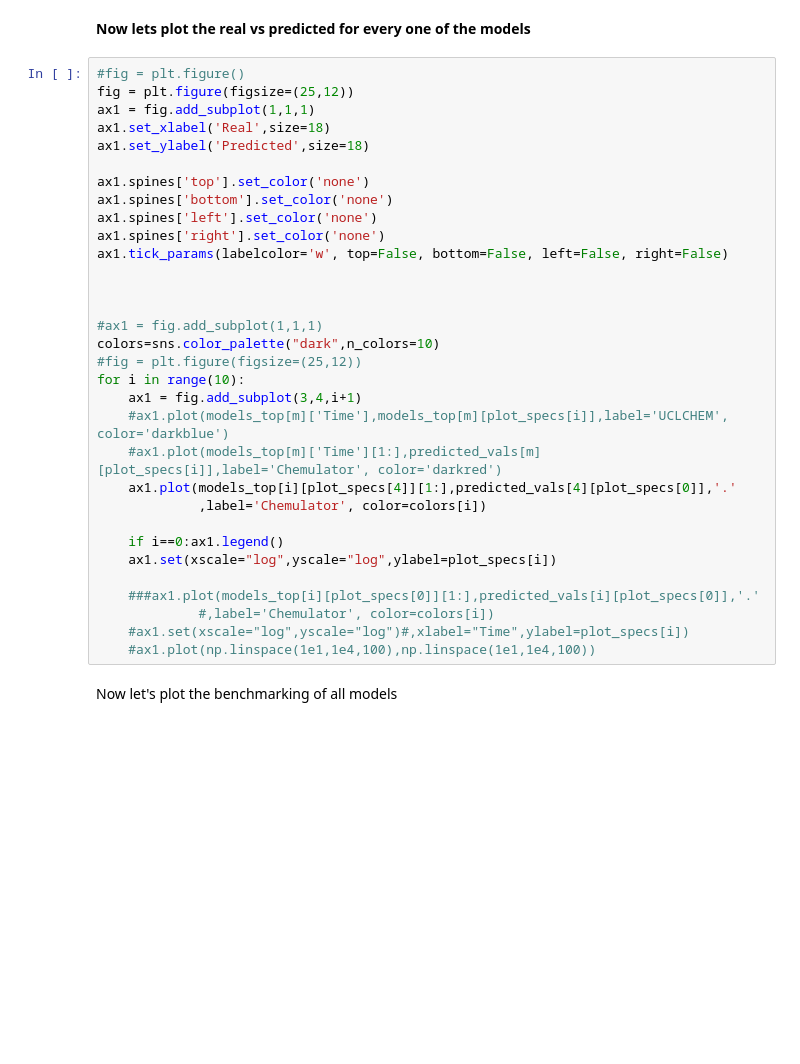
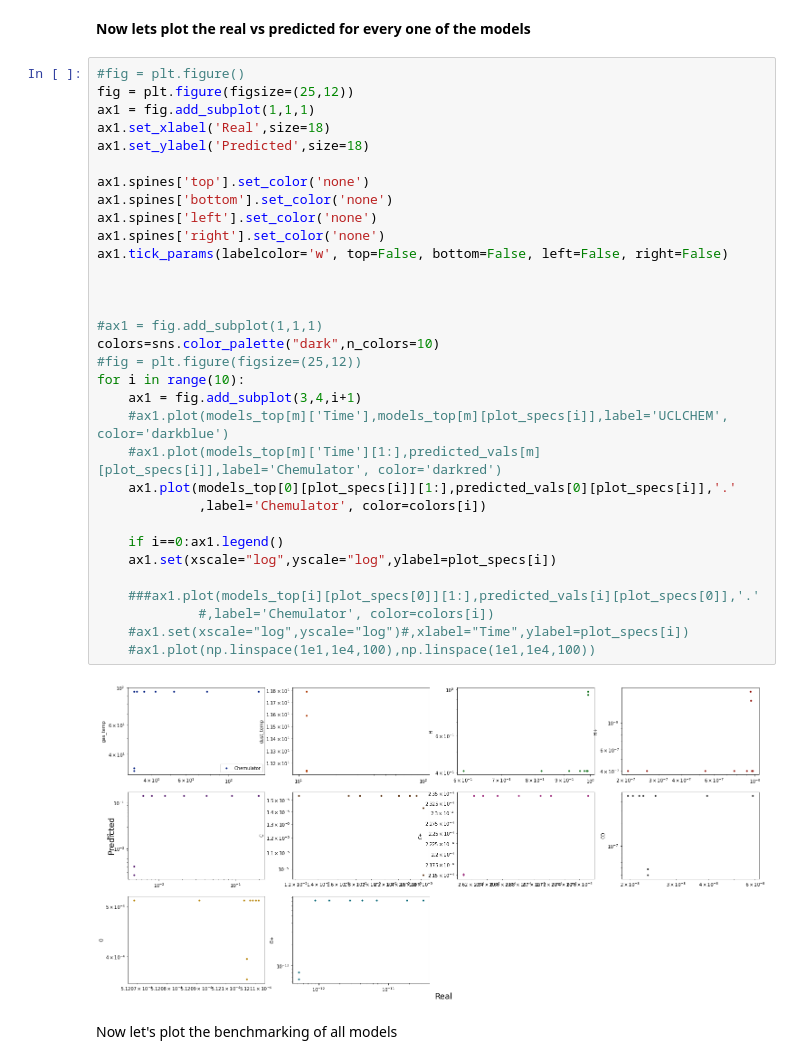
Before and after one commit to JuanDDiosRojas/LEAPS-2023, a Jupyter notebook: Chemulator-main/examples/top_ten_temp.ipynb, the cells around one changed output. Saved outputs shown, nothing was run; the diff lists cells and outputs as text; blank space fills up the shorter version.

```diff
--- a/Chemulator-main/examples/top_ten_temp.ipynb
+++ b/Chemulator-main/examples/top_ten_temp.ipynb
@@ -297,34 +335,36 @@ for i in range(11):
 #fig = plt.figure()
 fig = plt.figure(figsize=(25,12))
 ax1 = fig.add_subplot(1,1,1)
 ax1.set_xlabel('Real',size=18)
 ax1.set_ylabel('Predicted',size=18)
 
 ax1.spines['top'].set_color('none')
 ax1.spines['bottom'].set_color('none')
 ax1.spines['left'].set_color('none')
 ax1.spines['right'].set_color('none')
 ax1.tick_params(labelcolor='w', top=False, bottom=False, left=False, right=False)
 
 
 
 #ax1 = fig.add_subplot(1,1,1)
 colors=sns.color_palette("dark",n_colors=10)
 #fig = plt.figure(figsize=(25,12))
 for i in range(10):
     ax1 = fig.add_subplot(3,4,i+1)
     #ax1.plot(models_top[m]['Time'],models_top[m][plot_specs[i]],label='UCLCHEM', color='darkblue')
     #ax1.plot(models_top[m]['Time'][1:],predicted_vals[m][plot_specs[i]],label='Chemulator', color='darkred')
-    ax1.plot(models_top[i][plot_specs[4]][1:],predicted_vals[4][plot_specs[0]],'.'
+    ax1.plot(models_top[0][plot_specs[i]][1:],predicted_vals[0][plot_specs[i]],'.'
              ,label='Chemulator', color=colors[i])
 
     if i==0:ax1.legend()
     ax1.set(xscale="log",yscale="log",ylabel=plot_specs[i])
 
     ###ax1.plot(models_top[i][plot_specs[0]][1:],predicted_vals[i][plot_specs[0]],'.'
              #,label='Chemulator', color=colors[i])
     #ax1.set(xscale="log",yscale="log")#,xlabel="Time",ylabel=plot_specs[i])
     #ax1.plot(np.linspace(1e1,1e4,100),np.linspace(1e1,1e4,100))
+# %% [output]
+[figure, added]
 # %% [markdown]
 Now let's plot the benchmarking of all models
 # %%
```
Also changed, not shown: parts of 23 cells of this notebook.
